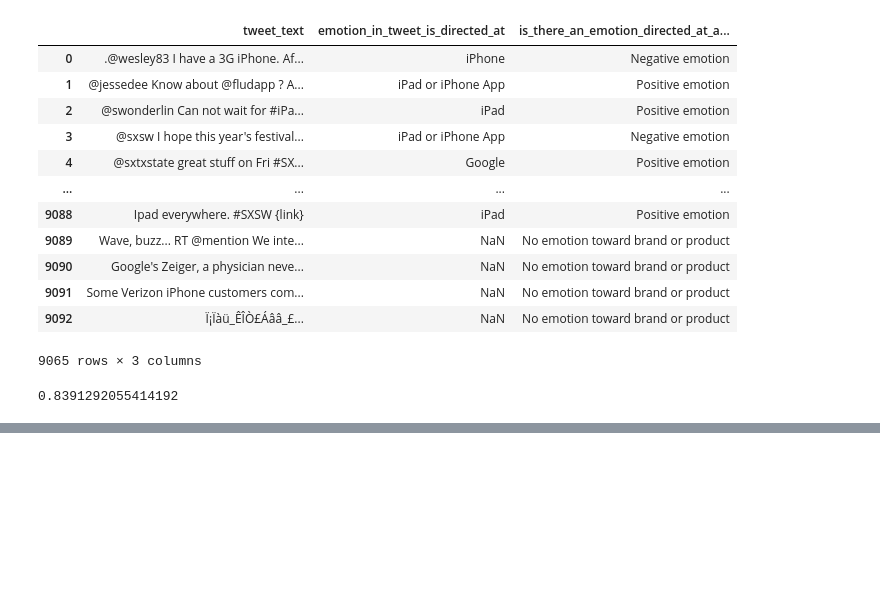
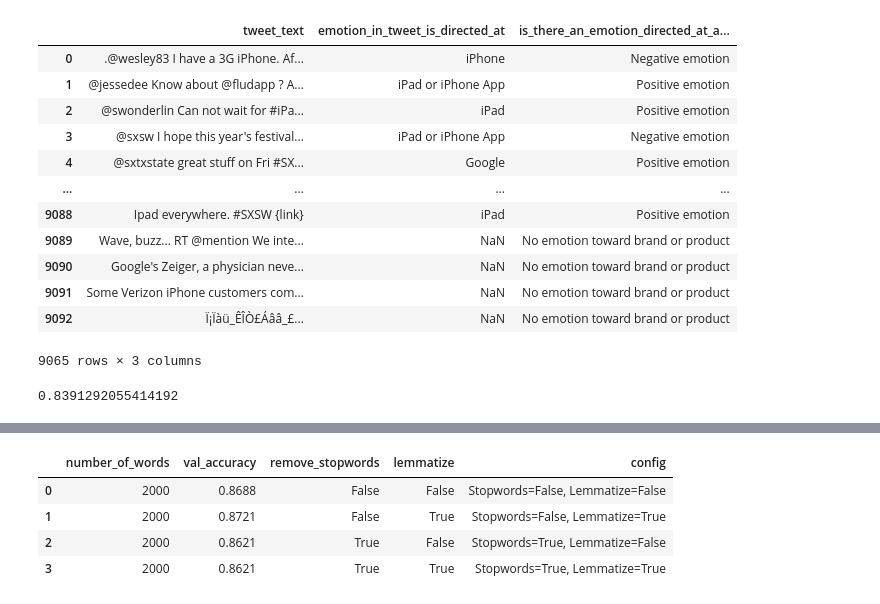
Before and after one commit to MattLeRoi/nlp_product_sentiment_project, a Jupyter notebook: Untitled.ipynb, the cells around one changed output, grey strips where cells are left out. Drawn from its saved outputs; the diff is of its cells as text; code cells hidden in the pictures; blank space fills up the shorter version.

```diff
--- a/Untitled.ipynb
+++ b/Untitled.ipynb
@@ -319,2 +345,10 @@ display(results)
+# %%
+results
+# %% [output]
+|  | number_of_words | val_accuracy | remove_stopwords | lemmatize | config |
+| 0 | 2000 | 0.8688 | False | False | Stopwords=False, Lemmatize=False |
+| 1 | 2000 | 0.8721 | False | True | Stopwords=False, Lemmatize=True |
+| 2 | 2000 | 0.8621 | True | False | Stopwords=True, Lemmatize=False |
+| 3 | 2000 | 0.8621 | True | True | Stopwords=True, Lemmatize=True |
 # %%
 run_pipe(X_train,y_train, num_words=500, num_epochs=300, remove_stopwords=False, lemmatize=True)
```
Also changed, not shown: parts of 16 cells of this notebook.
